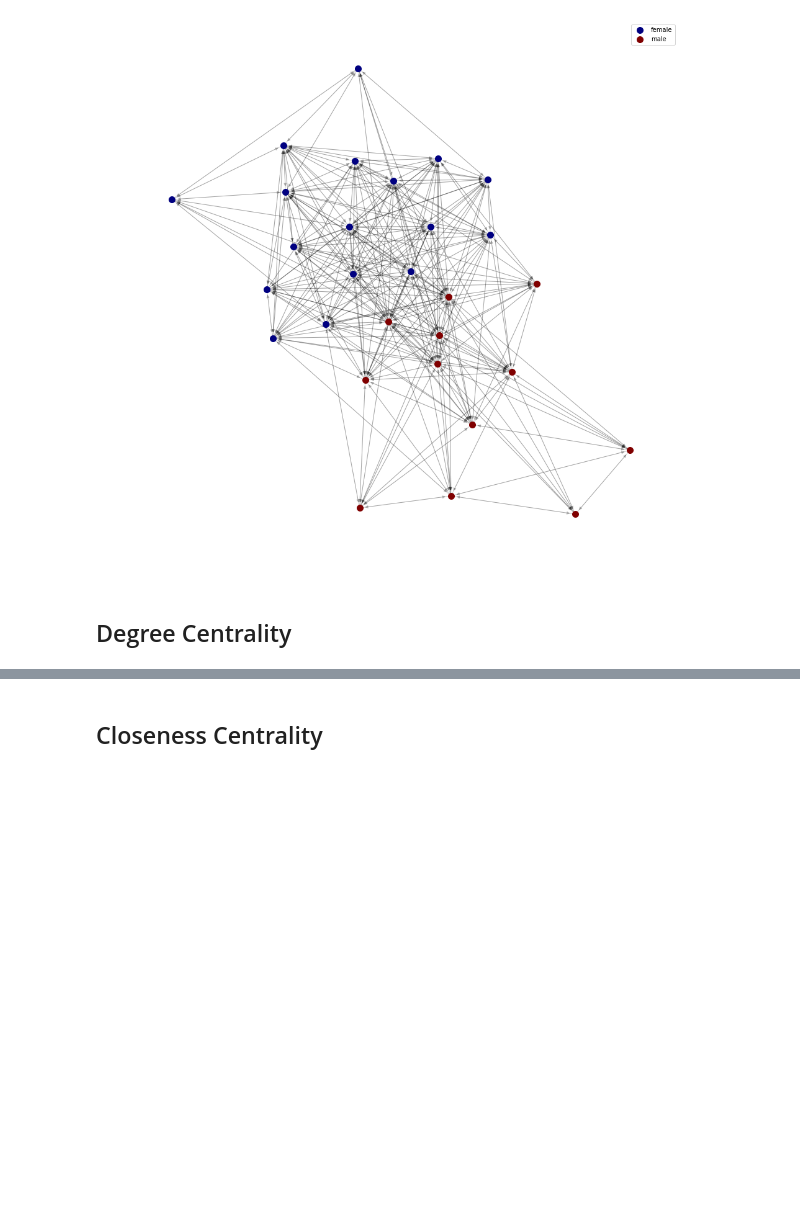
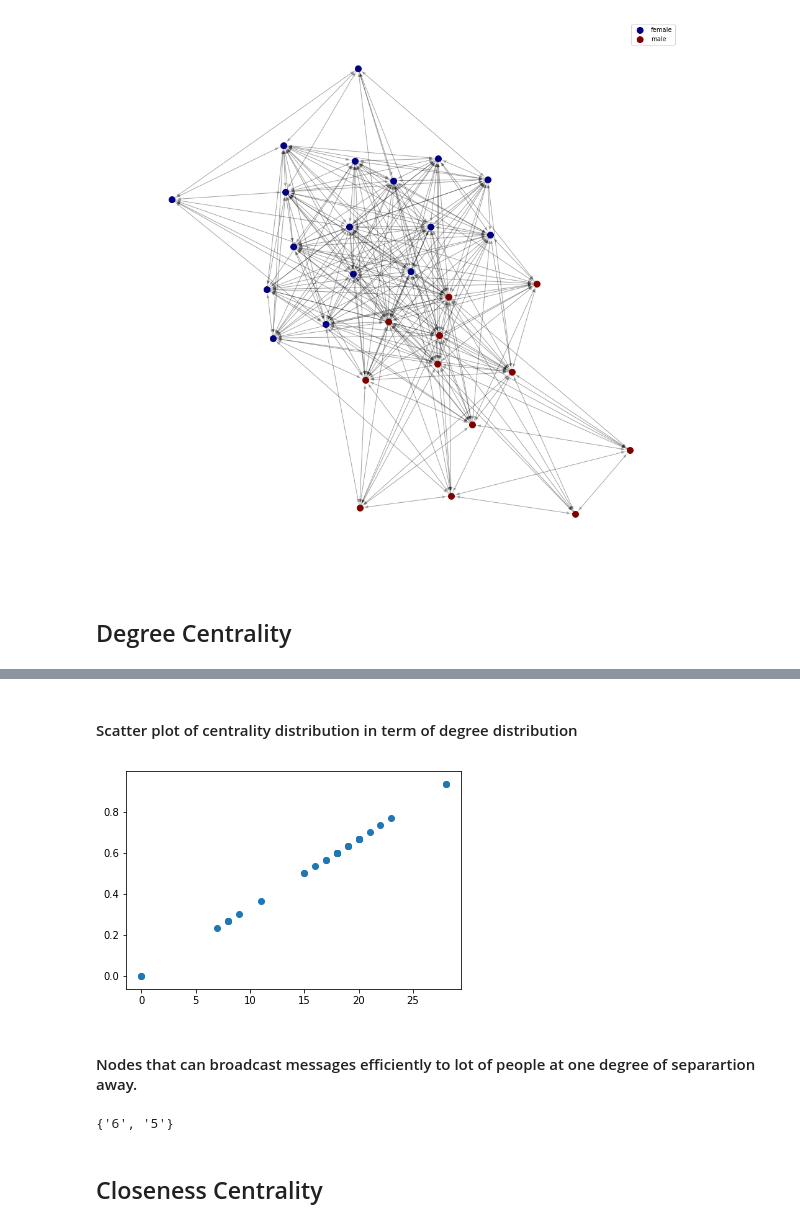
Before and after one commit to AlainKuiete/DATA620ASSIGNMENTS, a Jupyter notebook: data620Project1.ipynb, the cells around one changed output, grey strips where cells are left out. Cells and saved outputs as stored; diff of their text form; code cells hidden in the pictures; blank space fills up the shorter version.

```diff
--- a/data620Project1.ipynb
+++ b/data620Project1.ipynb
@@ -138,0 +145,10 @@ TypeError: 'NoneType' object is not subscriptable
+# %% [markdown]
+#### Scatter plot of centrality distribution in term of degree distribution
+# %%
+plt.figure()
+plt.scatter(degrees, list(deg_cent.values()))
+plt.show()
+# %% [output]
+[figure, added]
+# %% [markdown]
+#### Nodes that can broadcast messages efficiently to lot of people at one degree of separartion away.
@@ -139,3 +166,7 @@ TypeError: 'NoneType' object is not subscriptable
+# %%
+print(top_dc)
+# %% [output]
+{'6', '5'}
 # %% [markdown]
 ## Closeness Centrality
 # %% [markdown]
```
Also changed, not shown: parts of 11 cells of this notebook.
